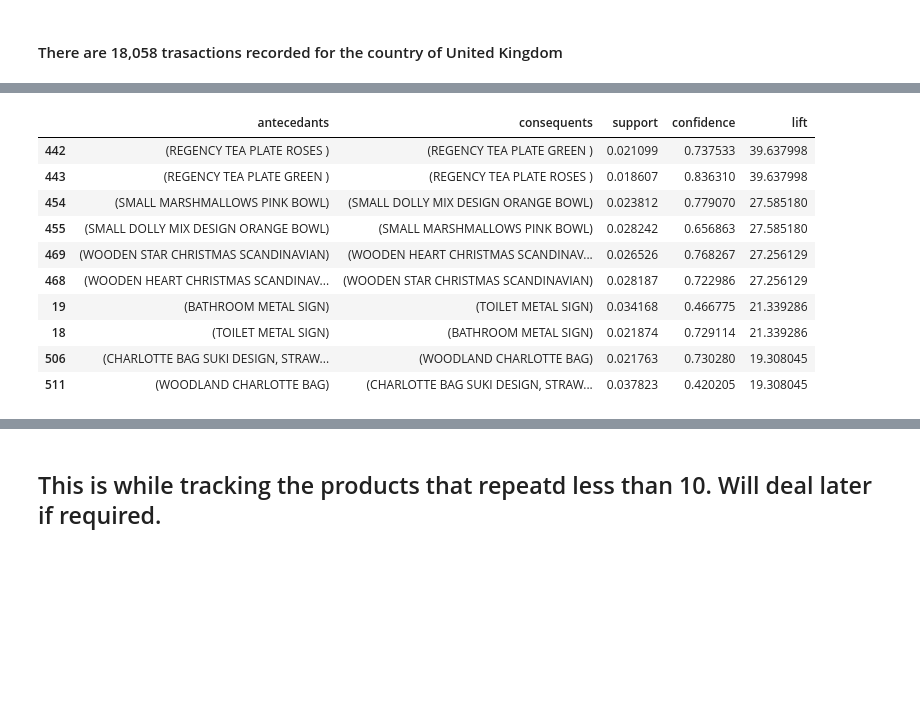
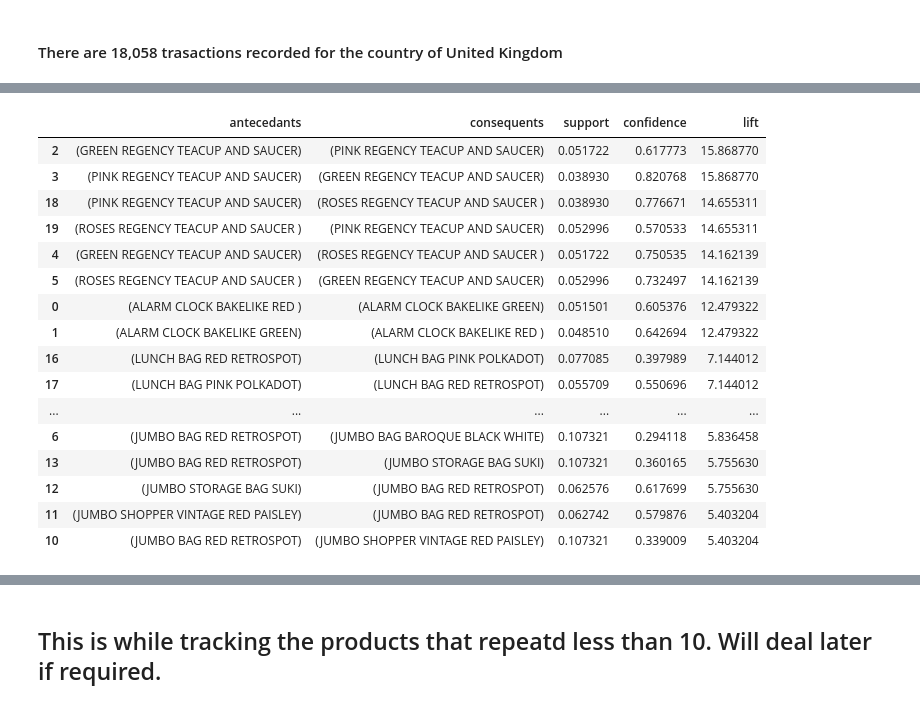
Before and after one commit to RutanshuDesai/Data-Analysis-Market-Basket-Analysis, a Jupyter notebook: Zappos Data Analytics.ipynb, the cells around one changed output, grey strips where cells are left out. Cells and saved outputs as stored; diff of their text form; code cells hidden in the pictures; blank space fills up the shorter version.

```diff
--- a/Zappos Data Analytics.ipynb
+++ b/Zappos Data Analytics.ipynb
@@ -296,7 +303,7 @@ df_2[df_2['InvoiceNo'].str.contains('POST')].index
 # %% [output]
 Int64Index([], dtype='int64')
 # %%
-df_2.drop(df_2[df_2['InvoiceNo'].str.contains('POST')].index, inplace=True)
+df_2.drop(df_2[df_2['Description'].str.contains('POST')].index, inplace=True)
 # %% [output]
 A value is trying to be set on a copy of a slice from a DataFrame
 
@@ -317,7 +324,7 @@ df_2[df_2['InvoiceNo'].str.contains('gift')].index
 # %% [output]
 Int64Index([], dtype='int64')
 # %%
-df_2.drop(df_2[df_2['InvoiceNo'].str.contains('gift')].index, inplace=True)
+df_2.drop(df_2[df_2['Description'].str.contains('gift')].index, inplace=True)
 # %% [output]
 A value is trying to be set on a copy of a slice from a DataFrame
 
@@ -644,5 +705,5 @@ Again, out of 18,058 transactions I will select only the interesting ones that q
 # %%
-frequent_itemsets_uk = apriori(basket_sets_uk, min_support=0.015, use_colnames=True)
+frequent_itemsets_uk = apriori(basket_sets_uk, min_support=0.03, use_colnames=True)
 # %%
 frequent_itemsets_uk.count()
 # %% [output]
@@ -666,16 +734,22 @@ frequent_itemsets_uk.head(10)
 # %%
 rules_uk = association_rules(frequent_itemsets_uk, metric="lift", min_threshold=1)
 # %%
-rules_uk.sort_values('lift', ascending=False).head(10)
+rules_uk.sort_values('lift', ascending=False)
 # %% [output]
 |  | antecedants | consequents | support | confidence | lift |
-| 442 | (REGENCY TEA PLATE ROSES ) | (REGENCY TEA PLATE GREEN ) | 0.021099 | 0.737533 | 39.637998 |
-| 443 | (REGENCY TEA PLATE GREEN ) | (REGENCY TEA PLATE ROSES ) | 0.018607 | 0.836310 | 39.637998 |
-| 454 | (SMALL MARSHMALLOWS PINK BOWL) | (SMALL DOLLY MIX DESIGN ORANGE BOWL) | 0.023812 | 0.779070 | 27.585180 |
-| 455 | (SMALL DOLLY MIX DESIGN ORANGE BOWL) | (SMALL MARSHMALLOWS PINK BOWL) | 0.028242 | 0.656863 | 27.585180 |
-| 469 | (WOODEN STAR CHRISTMAS SCANDINAVIAN) | (WOODEN HEART CHRISTMAS SCANDINAV... | 0.026526 | 0.768267 | 27.256129 |
-| 468 | (WOODEN HEART CHRISTMAS SCANDINAV... | (WOODEN STAR CHRISTMAS SCANDINAVIAN) | 0.028187 | 0.722986 | 27.256129 |
-| 19 | (BATHROOM METAL SIGN) | (TOILET METAL SIGN) | 0.034168 | 0.466775 | 21.339286 |
-| 18 | (TOILET METAL SIGN) | (BATHROOM METAL SIGN) | 0.021874 | 0.729114 | 21.339286 |
-| 506 | (CHARLOTTE BAG SUKI DESIGN, STRAW... | (WOODLAND CHARLOTTE BAG) | 0.021763 | 0.730280 | 19.308045 |
-| 511 | (WOODLAND CHARLOTTE BAG) | (CHARLOTTE BAG SUKI DESIGN, STRAW... | 0.037823 | 0.420205 | 19.308045 |
+| 2 | (GREEN REGENCY TEACUP AND SAUCER) | (PINK REGENCY TEACUP AND SAUCER) | 0.051722 | 0.617773 | 15.868770 |
+| 3 | (PINK REGENCY TEACUP AND SAUCER) | (GREEN REGENCY TEACUP AND SAUCER) | 0.038930 | 0.820768 | 15.868770 |
+| 18 | (PINK REGENCY TEACUP AND SAUCER) | (ROSES REGENCY TEACUP AND SAUCER ) | 0.038930 | 0.776671 | 14.655311 |
+| 19 | (ROSES REGENCY TEACUP AND SAUCER ) | (PINK REGENCY TEACUP AND SAUCER) | 0.052996 | 0.570533 | 14.655311 |
+| 4 | (GREEN REGENCY TEACUP AND SAUCER) | (ROSES REGENCY TEACUP AND SAUCER ) | 0.051722 | 0.750535 | 14.162139 |
+| 5 | (ROSES REGENCY TEACUP AND SAUCER ) | (GREEN REGENCY TEACUP AND SAUCER) | 0.052996 | 0.732497 | 14.162139 |
+| 0 | (ALARM CLOCK BAKELIKE RED ) | (ALARM CLOCK BAKELIKE GREEN) | 0.051501 | 0.605376 | 12.479322 |
+| 1 | (ALARM CLOCK BAKELIKE GREEN) | (ALARM CLOCK BAKELIKE RED ) | 0.048510 | 0.642694 | 12.479322 |
+| 16 | (LUNCH BAG RED RETROSPOT) | (LUNCH BAG PINK POLKADOT) | 0.077085 | 0.397989 | 7.144012 |
+| 17 | (LUNCH BAG PINK POLKADOT) | (LUNCH BAG RED RETROSPOT) | 0.055709 | 0.550696 | 7.144012 |
+| ... | ... | ... | ... | ... | ... |
+| 6 | (JUMBO BAG RED RETROSPOT) | (JUMBO BAG BAROQUE BLACK WHITE) | 0.107321 | 0.294118 | 5.836458 |
+| 13 | (JUMBO BAG RED RETROSPOT) | (JUMBO STORAGE BAG SUKI) | 0.107321 | 0.360165 | 5.755630 |
+| 12 | (JUMBO STORAGE BAG SUKI) | (JUMBO BAG RED RETROSPOT) | 0.062576 | 0.617699 | 5.755630 |
+| 11 | (JUMBO SHOPPER VINTAGE RED PAISLEY) | (JUMBO BAG RED RETROSPOT) | 0.062742 | 0.579876 | 5.403204 |
+| 10 | (JUMBO BAG RED RETROSPOT) | (JUMBO SHOPPER VINTAGE RED PAISLEY) | 0.107321 | 0.339009 | 5.403204 |
```
Also changed, not shown: parts of 58 cells of this notebook.
